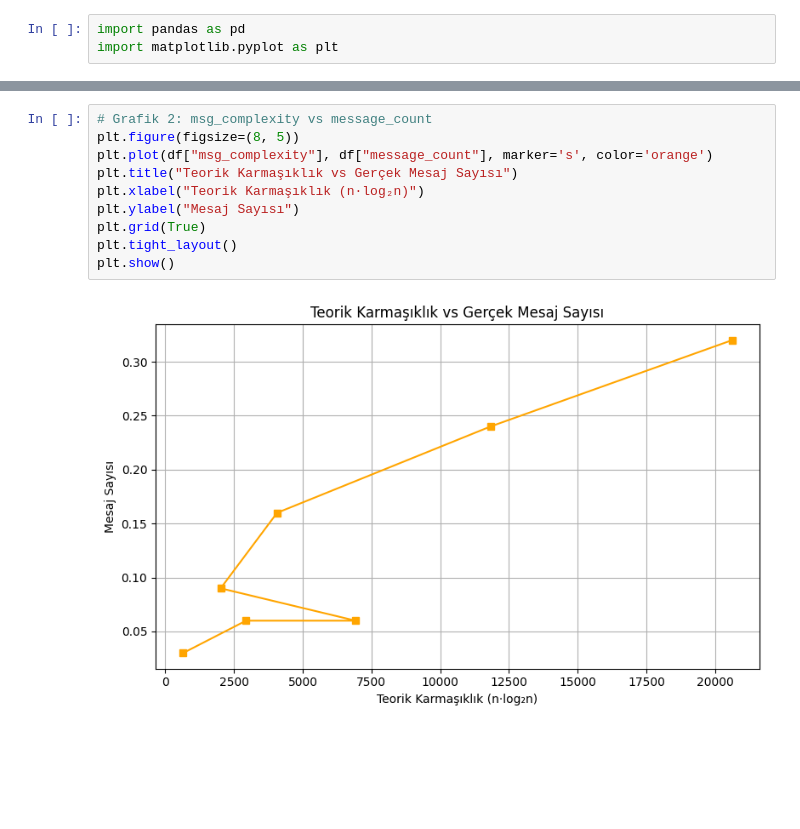
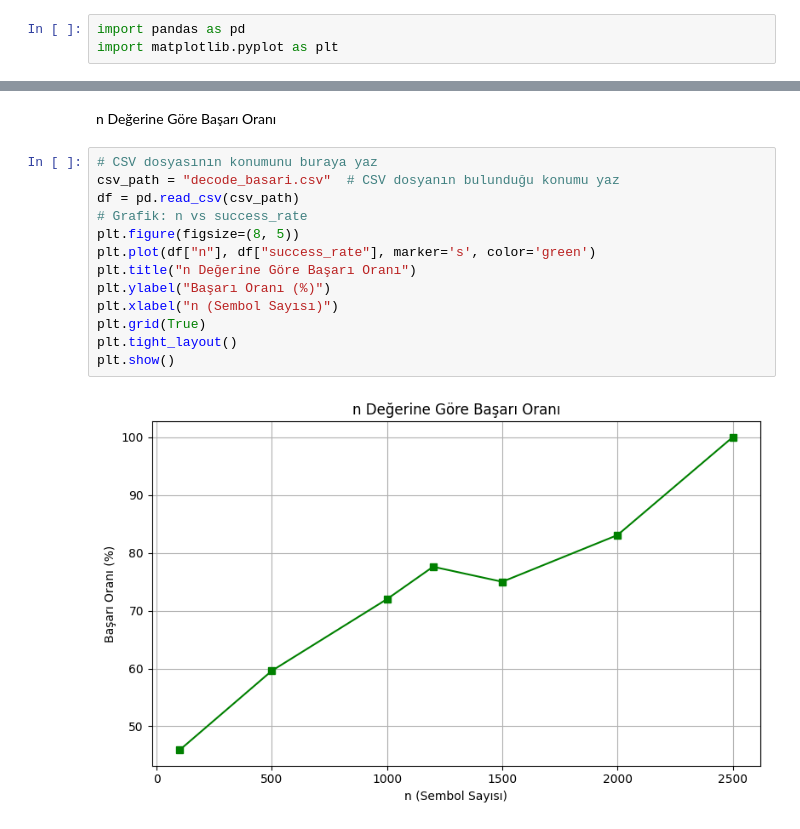
Before and after one commit to ascioglueda/BP_Decoding, a Jupyter notebook: decode_results.ipynb, the cells around one changed output, grey strips where cells are left out. Drawn from its saved outputs; the diff is of its cells as text; blank space fills up the shorter version.

Commit message:
grafikler ile sonuclar karsilastirildi

```diff
--- a/decode_results.ipynb
+++ b/decode_results.ipynb
@@ -25,12 +51,17 @@ plt.show()
+# %% [markdown]
+n Değerine Göre Başarı Oranı
 # %%
-# Grafik 2: msg_complexity vs message_count
+# CSV dosyasının konumunu buraya yaz
+csv_path = "decode_basari.csv"  # CSV dosyanın bulunduğu konumu yaz
+df = pd.read_csv(csv_path)
+# Grafik: n vs success_rate
 plt.figure(figsize=(8, 5))
-plt.plot(df["msg_complexity"], df["message_count"], marker='s', color='orange')
-plt.title("Teorik Karmaşıklık vs Gerçek Mesaj Sayısı")
-plt.xlabel("Teorik Karmaşıklık (n·log₂n)")
-plt.ylabel("Mesaj Sayısı")
+plt.plot(df["n"], df["success_rate"], marker='s', color='green')
+plt.title("n Değerine Göre Başarı Oranı")
+plt.ylabel("Başarı Oranı (%)")
+plt.xlabel("n (Sembol Sayısı)")
 plt.grid(True)
 plt.tight_layout()
 plt.show()
 # %% [output]
-[figure, old version]
+[figure, new version]
```
Also changed, not shown: parts of 20 cells of this notebook, 3 other files.
